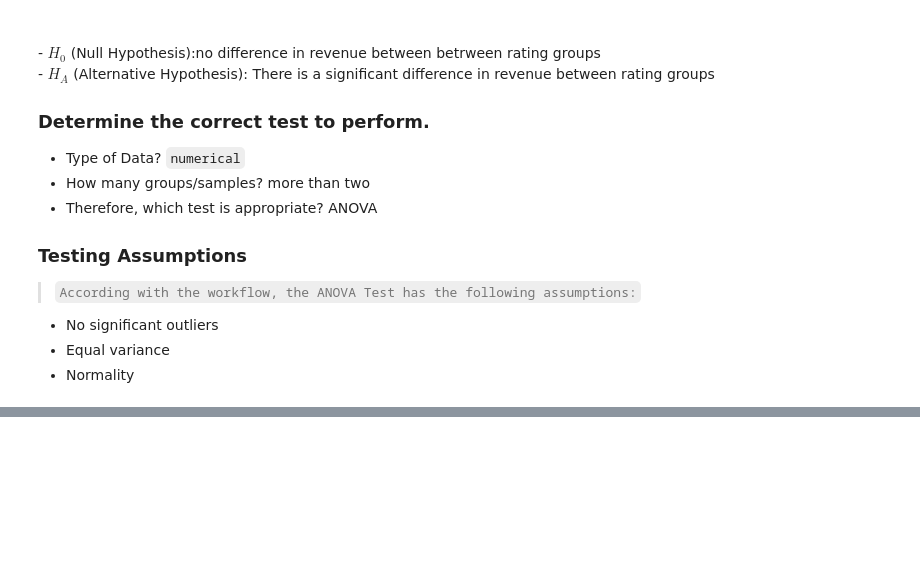
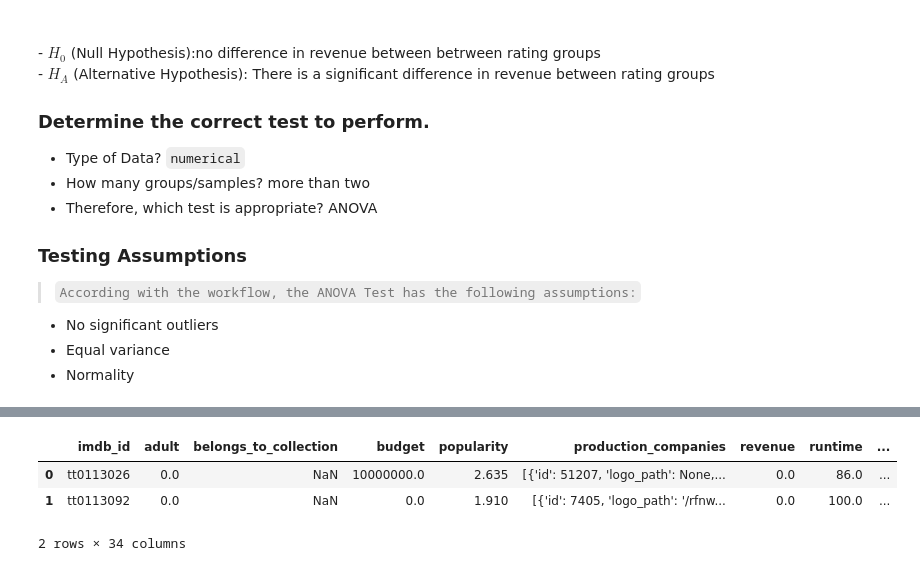
Before and after one commit to pylabview/Make_A_Successful_Movie, a Jupyter notebook: Project_3_Part_4_Hypothesis Testing.ipynb, the cells around one changed output, grey strips where cells are left out. Saved outputs shown, nothing was run; the diff lists cells and outputs as text; code cells hidden in the pictures; blank space fills up the shorter version.

```diff
--- a/Project_3_Part_4_Hypothesis Testing.ipynb
+++ b/Project_3_Part_4_Hypothesis Testing.ipynb
@@ -143,0 +253,9 @@ df.head()
+# %%
+## Drop original genre cols
+df = df.drop(columns=['genres','genres_list'])
+df.head(2)
+# %% [output]
+|  | imdb_id | adult | belongs_to_collection | budget | popularity | production_companies | revenue | runtime | ... |
+| 0 | tt0113026 | 0.0 | NaN | 10000000.0 | 2.635 | [{'id': 51207, 'logo_path': None,... | 0.0 | 86.0 | ... |
+| 1 | tt0113092 | 0.0 | NaN | 0.0 | 1.910 | [{'id': 7405, 'logo_path': '/rfnw... | 0.0 | 100.0 | ... |
+2 rows × 34 columns
```
Also changed, not shown: parts of 12 cells of this notebook.
